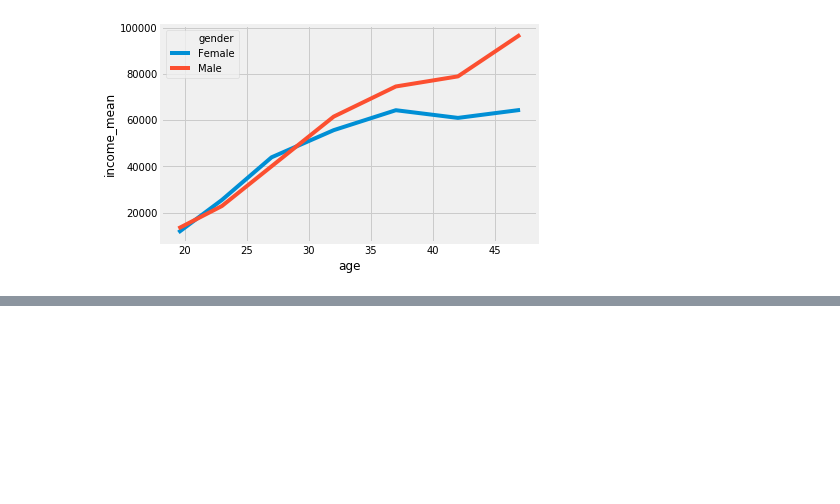
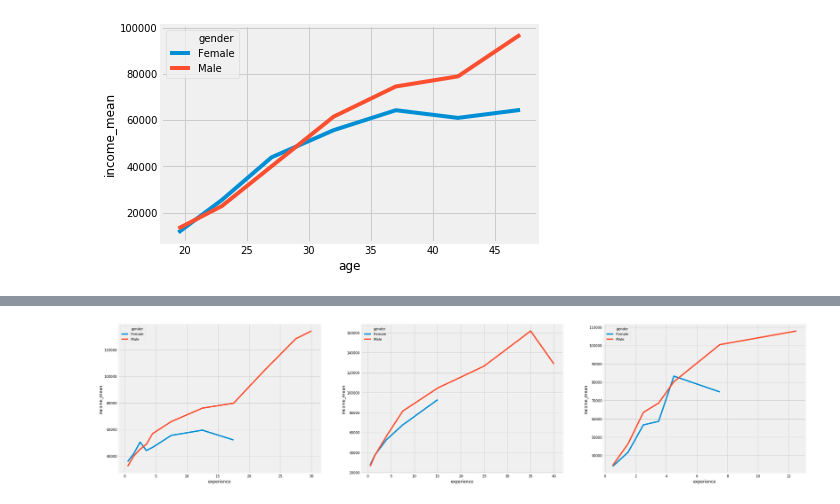
Before and after one commit to lopez-/kaggle_projects, a Jupyter notebook: 2018_survey/clean.ipynb, the cells around one changed output, grey strips where cells are left out. Saved outputs shown, nothing was run; the diff lists cells and outputs as text; code cells hidden in the pictures; blank space fills up the shorter version.

```diff
--- a/2018_survey/clean.ipynb
+++ b/2018_survey/clean.ipynb
@@ -169,12 +203,0 @@ plt.show()
-# %%
-import seaborn as sns
-import pandas as pd
-import matplotlib.pyplot as plt
-
-d = {'volume' : [1000, 500, 200, 100, 350, 600], 'year' : [2017, 2017, 2017, 2018, 2018, 2018], 'country' : ['US', 'UK', 'France', 'US', 'UK', 'France']}
-df = pd.DataFrame(data=d)
-
-fix, axs = plt.subplots(ncols=2)
-sns.barplot(x='volume',y='country', data=df[df['year']==2017].sort_values(by='volume', ascending = False), ax=axs[0])
-sns.barplot(x='volume',y='country', data=df[df['year']==2018].sort_values(by='volume', ascending = False), ax=axs[1])
-plt.show()
@@ -185,0 +204,27 @@ plt.show()
+# %%
+df_plot = sqldf("""
+select gender, current_role_xp as experience, 'current_role_xp' as dimension, avg(income) as income_mean,  count(*) as population
+from df
+where current_role_xp is not null
+group by 1, 2, 3
+UNION ALL
+select gender, coding_xp as experience, 'coding_xp' as dimension, avg(income) as income_mean,  count(*) as population
+from df
+where coding_xp is not null
+group by 1, 2, 3
+UNION ALL
+select gender, ml_xp as experience, 'ml_xp' as dimension, avg(income) as income_mean,  count(*) as population
+from df
+where ml_xp is not null
+group by 1, 2, 3
+""")
+
+df_plot = df_plot[df_plot['population']>=50]
+
+fig, axs = plt.subplots(ncols=3, figsize=(32, 8))
+sns.lineplot(x = 'experience', y='income_mean', hue='gender', data=df_plot[df_plot['dimension']=='current_role_xp'], ax=axs[0])
+sns.lineplot(x = 'experience', y='income_mean', hue='gender', data=df_plot[df_plot['dimension']=='coding_xp'], ax=axs[1])
+sns.lineplot(x = 'experience', y='income_mean', hue='gender', data=df_plot[df_plot['dimension']=='ml_xp'], ax=axs[2])
+plt.show()
+# %% [output]
+[figure, added]
```
Also changed, not shown: parts of 13 cells of this notebook, 2 other files.
